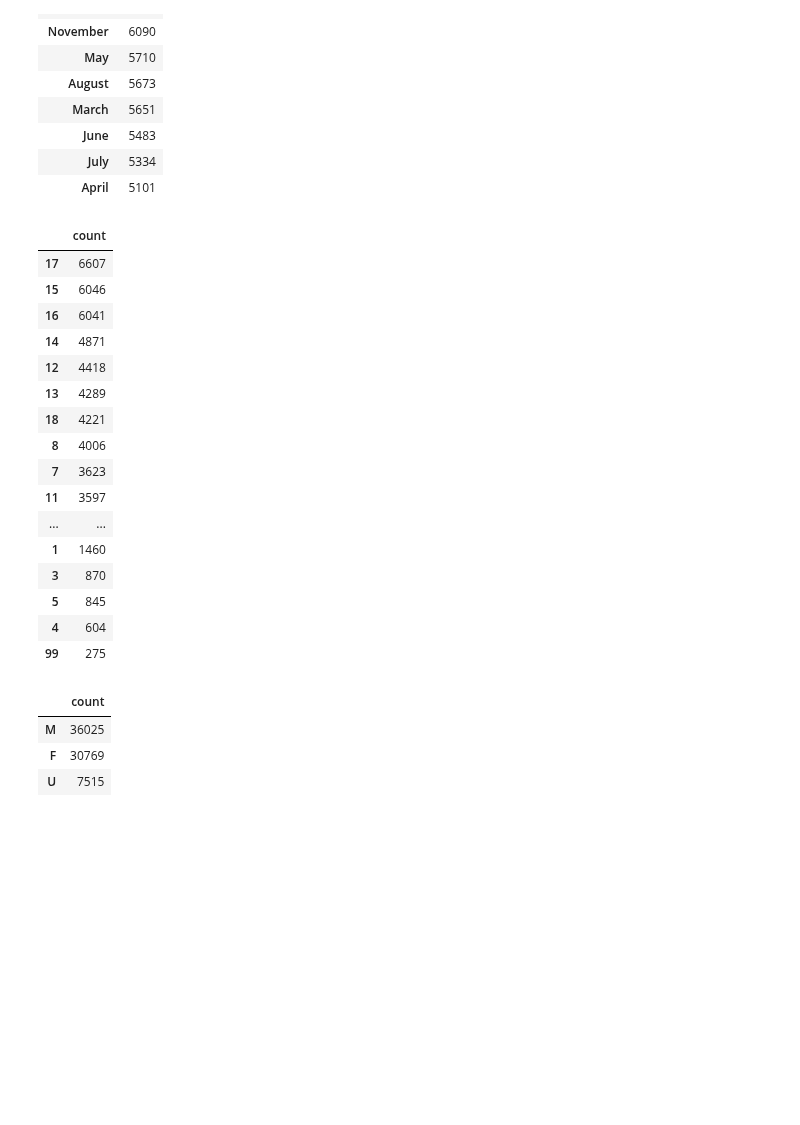
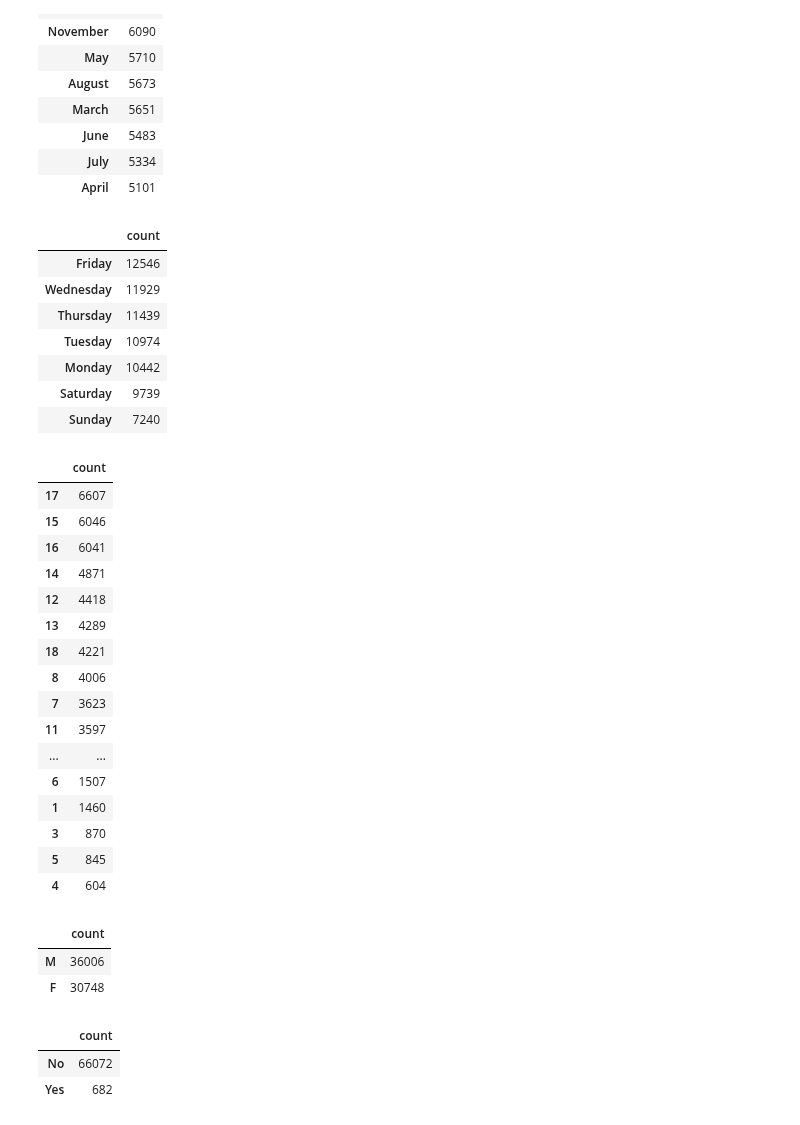
Before and after one commit to Ambush3/GR_Crash_Data, a Jupyter notebook: Crash.ipynb, the cells around one changed output. Saved outputs shown, nothing was run; the diff lists cells and outputs as text; code cells hidden in the pictures; blank space fills up the shorter version.

```diff
--- a/Crash.ipynb
+++ b/Crash.ipynb
@@ -12,7 +12,7 @@ sns.set()
 # %%
 csv_file = 'F:\PyCharm\Data Visualization\GR_Crash_Data\CGR_Crash_Data.csv'
 df = pd.read_csv(csv_file)
-df = df[['X', 'Y', 'BIKE', 'CRASHDATE', 'CRASHTYPE', 'DAYOFMONTH', 'DAYOFWEEK', 'D1DRINKIN',
+df = df[['X', 'Y', 'BIKE', 'CRASHDATE', 'CRASHTYPE', 'DAYOFMONTH', 'DAYOFWEEK', 'DRIVER1AGE', 'D1DRINKIN',
          'DRIVER1AGE', 'DRIVER1SEX', 'INTERNAME', 'LIGHTING', 'HITANDRUN', 'HOUR', 'MONTH',
          'MOTORCYCLE', 'PRNAME', 'YEAR', 'SURFCOND', 'SPEEDLIMIT']]
 df
@@ -145,29 +145,50 @@ df['MONTH'].value_counts().to_frame('count')
 | July | 5334 |
 | April | 5101 |
 # %%
-df['HOUR'].value_counts().to_frame('count')
+df['DAYOFWEEK'].value_counts().to_frame('count')
 # %% [output]
 |  | count |
-| 17 | 6607 |
-| 15 | 6046 |
-| 16 | 6041 |
-| 14 | 4871 |
-| 12 | 4418 |
-| 13 | 4289 |
-| 18 | 4221 |
-| 8 | 4006 |
-| 7 | 3623 |
-| 11 | 3597 |
-| ... | ... |
-| 1 | 1460 |
-| 3 | 870 |
-| 5 | 845 |
-| 4 | 604 |
-| 99 | 275 |
+| Friday | 12546 |
+| Wednesday | 11929 |
+| Thursday | 11439 |
+| Tuesday | 10974 |
+| Monday | 10442 |
+| Saturday | 9739 |
+| Sunday | 7240 |
+# %%
+df[ df["HOUR"] <= 24 ].to_csv("HOUR.csv", index=False)
+df2 = pd.read_csv('HOUR.csv')
+
+df2['HOUR'].value_counts().to_frame('count')
+# df['HOUR'].value_counts().to_frame('count')
+# %% [output]
+|  | count |
+| 17 | 6607 |
+| 15 | 6046 |
+| 16 | 6041 |
+| 14 | 4871 |
+| 12 | 4418 |
+| 13 | 4289 |
+| 18 | 4221 |
+| 8 | 4006 |
+| 7 | 3623 |
+| 11 | 3597 |
+| ... | ... |
+| 6 | 1507 |
+| 1 | 1460 |
+| 3 | 870 |
+| 5 | 845 |
+| 4 | 604 |
+# %%
+df2 = df2.replace('U', np.nan).dropna()
+df2['DRIVER1SEX'].value_counts().to_frame('count')
+# %% [output]
+|  | count |
+| M | 36006 |
+| F | 30748 |
 # %%
-df['DRIVER1SEX'].value_counts().to_frame('count')
+df2['MOTORCYCLE'].value_counts().to_frame('count')
 # %% [output]
 |  | count |
-| M | 36025 |
-| F | 30769 |
-| U | 7515 |
+| No | 66072 |
+| Yes | 682 |
```
Also changed, not shown: parts of 7 cells of this notebook.
